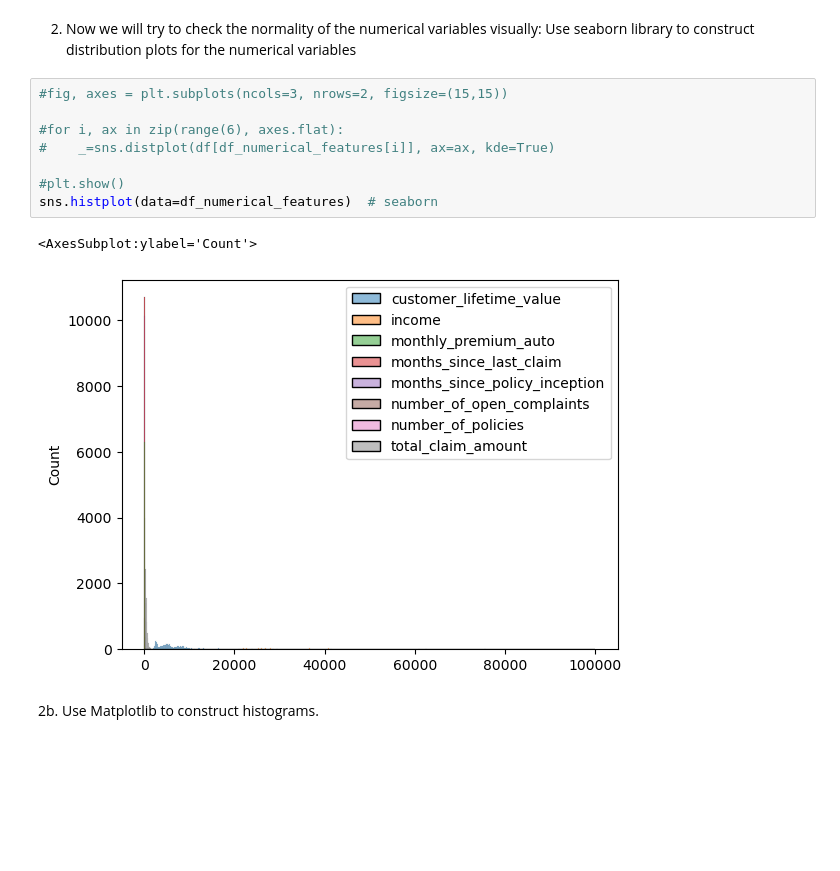
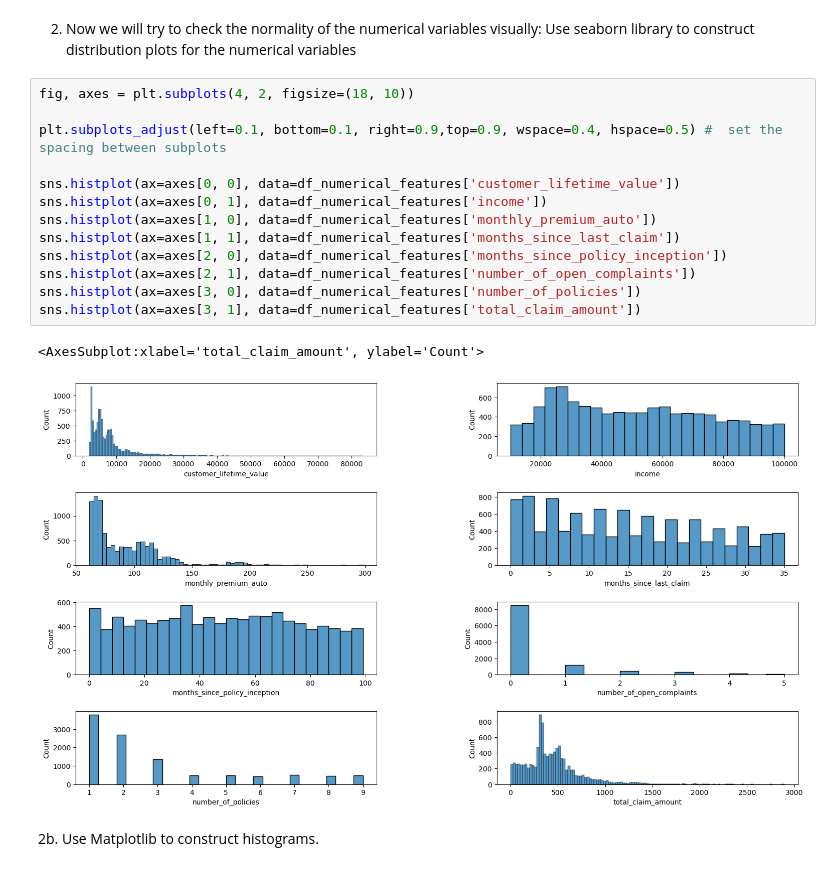
Before and after one commit to ajaykrishna2810/IronHack-Lab-Ajay, a Jupyter notebook: week2/Wednesday/matplot_task.ipynb, the cells around one changed output. Saved outputs shown, nothing was run; the diff lists cells and outputs as text; blank space fills up the shorter version.

```diff
--- a/week2/Wednesday/matplot_task.ipynb
+++ b/week2/Wednesday/matplot_task.ipynb
@@ -45,16 +45,21 @@ df_categorical_features
 # %% [markdown]
 2. Now we will try to check the normality of the numerical variables visually: Use seaborn library to construct distribution plots for the numerical variables
 # %%
-#fig, axes = plt.subplots(ncols=3, nrows=2, figsize=(15,15))
+fig, axes = plt.subplots(4, 2, figsize=(18, 10))
 
-#for i, ax in zip(range(6), axes.flat):
-#    _=sns.distplot(df[df_numerical_features[i]], ax=ax, kde=True)
+plt.subplots_adjust(left=0.1, bottom=0.1, right=0.9,top=0.9, wspace=0.4, hspace=0.5) #  set the spacing between subplots
 
-#plt.show()
-sns.histplot(data=df_numerical_features)  # seaborn
+sns.histplot(ax=axes[0, 0], data=df_numerical_features['customer_lifetime_value'])
+sns.histplot(ax=axes[0, 1], data=df_numerical_features['income'])
+sns.histplot(ax=axes[1, 0], data=df_numerical_features['monthly_premium_auto'])
+sns.histplot(ax=axes[1, 1], data=df_numerical_features['months_since_last_claim'])
+sns.histplot(ax=axes[2, 0], data=df_numerical_features['months_since_policy_inception'])
+sns.histplot(ax=axes[2, 1], data=df_numerical_features['number_of_open_complaints'])
+sns.histplot(ax=axes[3, 0], data=df_numerical_features['number_of_policies'])
+sns.histplot(ax=axes[3, 1], data=df_numerical_features['total_claim_amount'])
 # %% [output]
-<AxesSubplot:ylabel='Count'>
+<AxesSubplot:xlabel='total_claim_amount', ylabel='Count'>
-[figure, old version]
+[figure, new version]
 # %% [markdown]
  2b. Use Matplotlib to construct histograms.
 # %%
```
Also changed, not shown: parts of 24 cells of this notebook.
